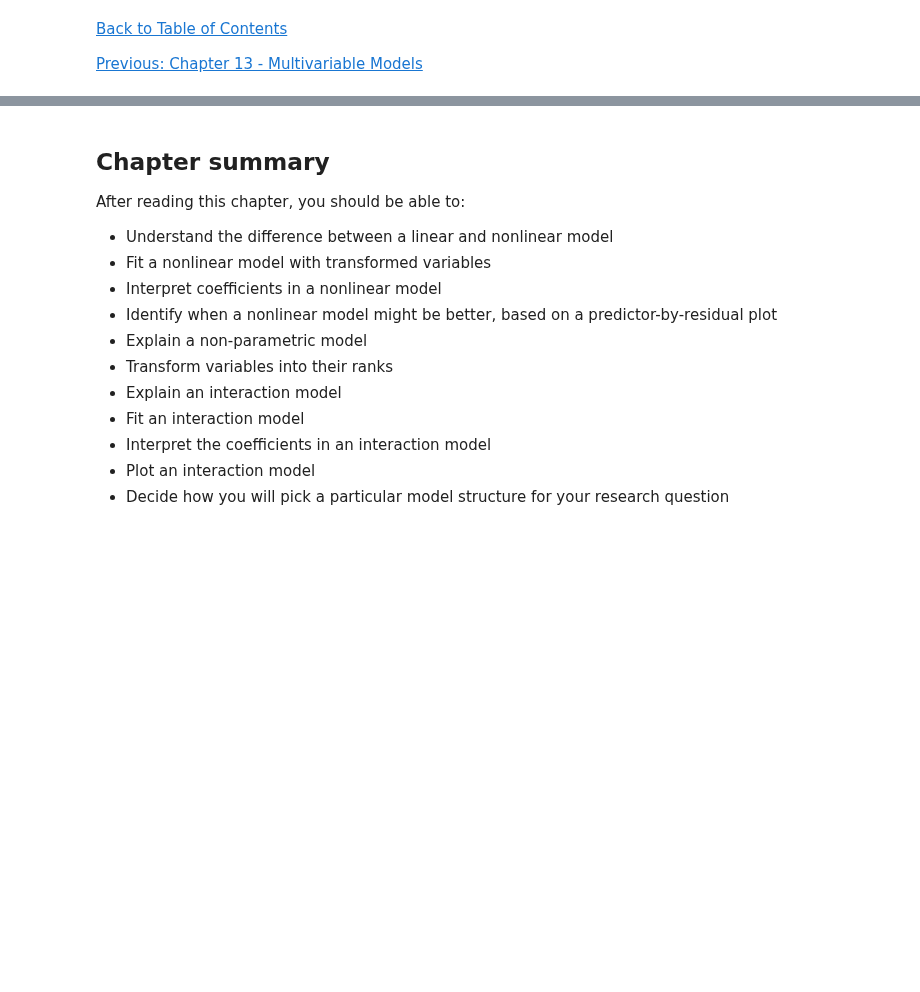
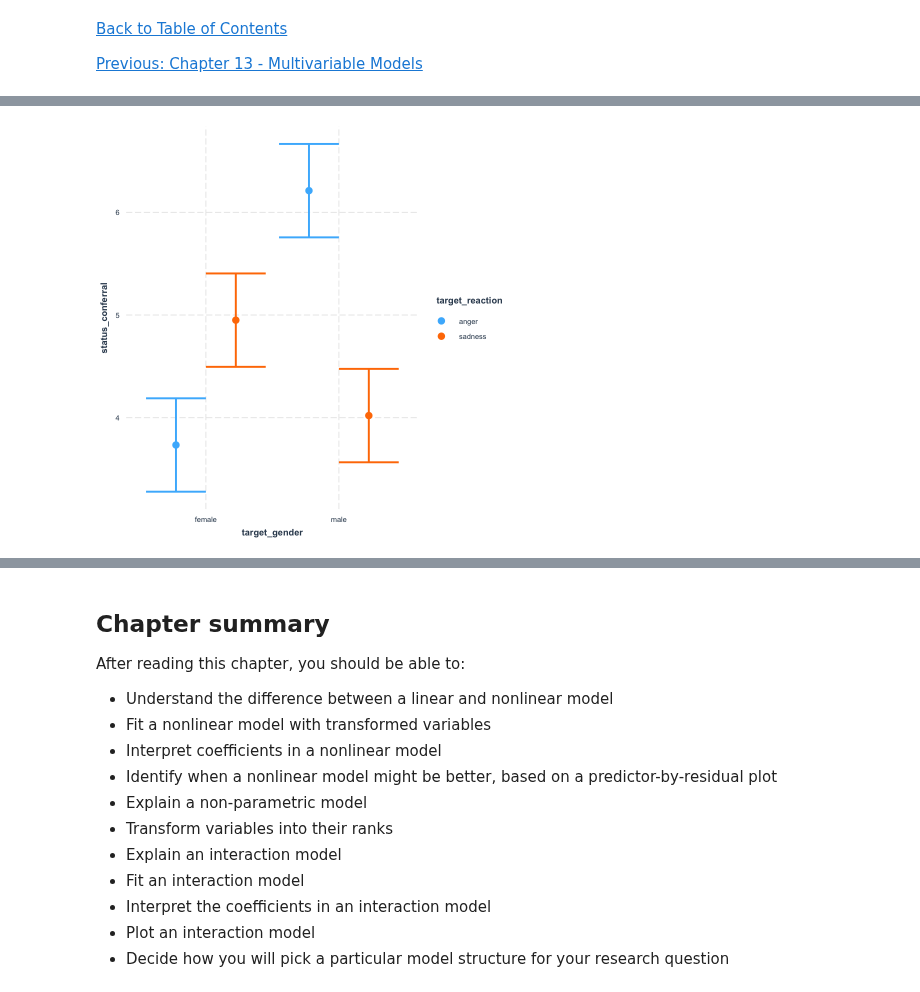
Before and after one commit to smburns47/Psyc158, a Jupyter notebook: chapter-14.ipynb, the cells around one changed output, grey strips where cells are left out. Cells and saved outputs as stored; diff of their text form; code cells hidden in the pictures; blank space fills up the shorter version.

```diff
--- a/chapter-14.ipynb
+++ b/chapter-14.ipynb
@@ -242,0 +219,6 @@ If you see structure like this in a predicted-by-residual plot, that tells you t
+# %%
+brescoll2008 <- read.csv("https://raw.githubusercontent.com/smburns47/Psyc158/main/brescoll2008_simulation.csv")
+
+maineffect_model <- lm(status_conferral ~ target_gender + target_reaction, data = brescoll2008)
+
+maineffect_model
@@ -242,0 +260,4 @@ If you see structure like this in a predicted-by-residual plot, that tells you t
+# %%
+interaction_model <- lm(status_conferral ~ target_gender*target_reaction, data = brescoll2008)
+
+interaction_model
@@ -263,0 +386,4 @@ But this sometimes makes the graph more confusing to understand, than easier. Re
+# %%
+cat_plot(interaction_model, pred = target_gender, modx = target_reaction)
+# %% [output]
+[figure, added]
```
Also changed, not shown: parts of 41 cells of this notebook, 5 other files.
